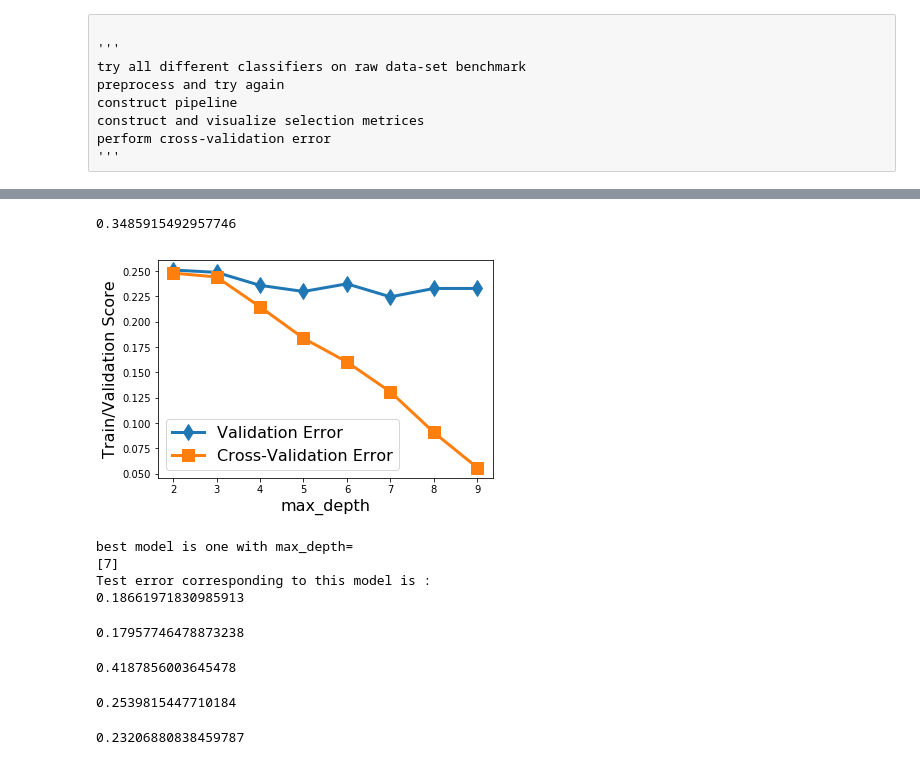
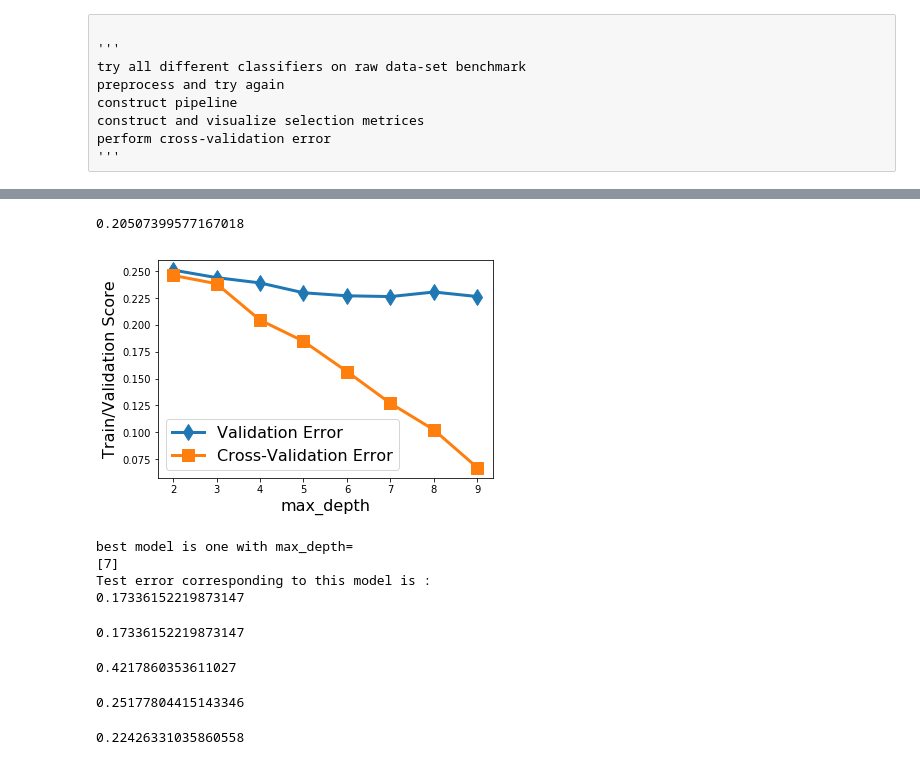
Before and after one commit to pruthvipatel/midterm_project_CS6301.010, a Jupyter notebook: mid_term_project/mid_term_project.ipynb, the cells around one changed output, grey strips where cells are left out. Drawn from its saved outputs; the diff is of its cells as text; code cells hidden in the pictures.

```diff
--- a/mid_term_project/mid_term_project.ipynb
+++ b/mid_term_project/mid_term_project.ipynb
@@ -38,14 +39,14 @@ test=pd.read_csv('./CS6301-S19-MidTermProject/bb_2000s_test.csv',delimiter=',',h
 # %%
 train_y=train.iloc[:,-1]
 #train_x=train.iloc[:,3:-1]
-train_x=train.iloc[:,[3,4,6,7,9,10,11,12,13,14]]
-test=test.iloc[:,[0,1,3,4,6,7,8,9,10,11]]
+train_x=train.iloc[:,[3,4,6,7,8,9,11,12,14]]
+test=test.iloc[:,[0,1,3,4,5,6,8,9,11]]
 
 #change2____added below line
 #train_norm_x = normalize(train_x, axis =0)
 # %%
 #train, test and validation partition
-tst_frac=0.3
+tst_frac=0.25
 
 
 #change3_____train_x changed to train_norm_x
@@ -121,7 +121,7 @@ for C in C_values:
                            ('min_max_scaler', min_max_scaler),
                            ('SVM', clf)])
         SVMmodels[(C,G)]=SVCclf.fit(X_trn,y_trn)
-        valErr[(C,G)]=1-np.mean(cross_val_score(SVCclf,X_trn,y_trn,cv=10))
+        valErr[(C,G)]=1-np.mean(cross_val_score(SVCclf,X_trn,y_trn,cv=cvn))
         trnErr[(C,G)]=1-SVCclf.score(X_trn,y_trn)
 
         print ('\t'+str(np.round(trnErr[(C,G)],decimals=5)),end='')
@@ -227,15 +227,18 @@ Test error corresponding to best_k is :
 # %%
 #change______________
-k_best = best_k[0]
-clf = KNeighborsClassifier(n_neighbors=k_best, algorithm='kd_tree')
-knmodel=clf.fit(X_trn,y_trn)
+
+neigh = KNeighborsClassifier(n_neighbors=best_k[0], algorithm='kd_tree')
+KNNclf= Pipeline([('normalization', normalize),
+                  ('min_max_scaler', min_max_scaler),
+                  ('KNN', neigh)])
+knmodel=KNNclf.fit(X_trn,y_trn)
 print (1-knmodel.score(X_tst,y_tst))
 
 predict_proba = knmodel.predict_proba(X_tst)
 fpr_kn, tpr_kn, thresholds_kn = metrics.roc_curve(y_tst, predict_proba[:,1])
 roc_auc_kn = metrics.auc(fpr_kn, tpr_kn)
 # %% [output]
-0.3485915492957746
+0.20507399577167018
 # %%
 #random forest
 from sklearn.ensemble import RandomForestClassifier
@@ -253,49 +256,52 @@ for d in d_range:
     RFclf= Pipeline([('normalization', normalize),
                      ('min_max_scaler', min_max_scaler),
                        ('RF', clf)])
     rfModels[d]=RFclf.fit(X_trn,y_trn)
     rfTrnErr[d]=1-RFclf.score(X_trn,y_trn)
-    rfCValErr[d] = 1- np.mean(cross_val_score(RFclf,X_trn,y_trn, cv=10))
+    rfCValErr[d] = 1- np.mean(cross_val_score(RFclf,X_trn,y_trn, cv=cvn))
     #rfValErr[d]=1-RFclf.score(X_val,y_val)
 
 plt.figure()
 #plt.plot(rfValErr.keys(), rfValErr.values(), marker='o', linewidth=3, markersize=12)
 plt.plot(rfCValErr.keys(), rfCValErr.values(), marker='d', linewidth=3, markersize=12)
 plt.plot(rfTrnErr.keys(), rfTrnErr.values(), marker='s', linewidth=3, markersize=12)
 plt.xlabel('max_depth', fontsize=16)
 plt.ylabel('Train/Validation Score', fontsize=16)
 #plt.xticks(list(rfValErr.keys()), fontsize=12)
 plt.legend(['Validation Error','Cross-Validation Error', 'Train Error'], fontsize=16)
 #change____________________________________________________________
 #plt.axis([1, 11, 0, 0.5])
 
 plt.show()
 
 #temp=min(rfValErr.values())
 temp=min(rfCValErr.values())
 #best_d=[param for param,score in rfValErr.items() if score==temp]
 best_d=[param for param,score in rfCValErr.items() if score==temp]
 print ('best model is one with max_depth=')
 print (best_d)
 
 print ('Test error corresponding to this model is :')
 print (1-rfModels[best_d[0]].score(X_tst,y_tst))
 # %% [output]
-[figure, old version]
+[figure, new version]
 best model is one with max_depth=
 [7]
 Test error corresponding to this model is :
-0.18661971830985913
+0.17336152219873147
 # %%
 clf = RandomForestClassifier(n_estimators=100, max_depth=best_d[0],random_state=0,max_features=4)
-rfmodel=clf.fit(X_trn,y_trn)
+RFclf= Pipeline([('normalization', normalize),
+                ('min_max_scaler', min_max_scaler),
+                ('RF', clf)])
+rfmodel=RFclf.fit(X_trn,y_trn)
 print (1-rfmodel.score(X_tst,y_tst))
 
 predict_proba = rfmodel.predict_proba(X_tst)
 fpr_rf, tpr_rf, thresholds_rf = metrics.roc_curve(y_tst, predict_proba[:,1])
 roc_auc_rf = metrics.auc(fpr_rf, tpr_rf)
 # %% [output]
-0.17957746478873238
+0.17336152219873147
 # %%
 #naive bayes
 from sklearn.naive_bayes import GaussianNB
@@ -307,10 +313,10 @@ NBclf=Pipeline([('normalization', normalize),
 nbmodel=NBclf.fit(X_trn,y_trn)
 nbTrnErr=1-NBclf.score(X_trn,y_trn)
 #nbValErr=1-NBclf.score(X_val,y_val)
-nbCValErr=1- np.mean(cross_val_score(NBclf,X_trn,y_trn, cv=10))
+nbCValErr=1- np.mean(cross_val_score(NBclf,X_trn,y_trn, cv=cvn))
 print (nbCValErr)
 # %% [output]
-0.4187856003645478
+0.4217860353611027
 # %%
 #change_____________________________
 predict_proba = nbmodel.predict_proba(X_tst)
@@ -329,10 +335,10 @@ LRclf=Pipeline([('normalization', normalize),
 lrmodel=LRclf.fit(X_trn,y_trn)
 lrTrnErr=1-LRclf.score(X_trn,y_trn)
 #lrValErr=1-LRclf.score(X_val,y_val)
-lrCValErr=1- np.mean(cross_val_score(LRclf,X_trn,y_trn, cv=10))
+lrCValErr=1- np.mean(cross_val_score(LRclf,X_trn,y_trn, cv=cvn))
 print (lrCValErr)
 # %% [output]
-0.2539815447710184
+0.25177804415143346
 # %%
 #change_____________________________
 predict_proba = lrmodel.predict_proba(X_tst)
@@ -354,7 +360,7 @@ xgbTrnErr=1-XGBclf.score(X_trn,y_trn)
 xgbCValErr=1- np.mean(cross_val_score(XGBclf,X_trn,y_trn, cv=10))
 print (xgbCValErr)
 # %% [output]
-0.23206880838459787
+0.22426331035860558
 # %%
 #change___________________________________
 from sklearn import metrics
```
Also changed, not shown: parts of 11 cells of this notebook.
